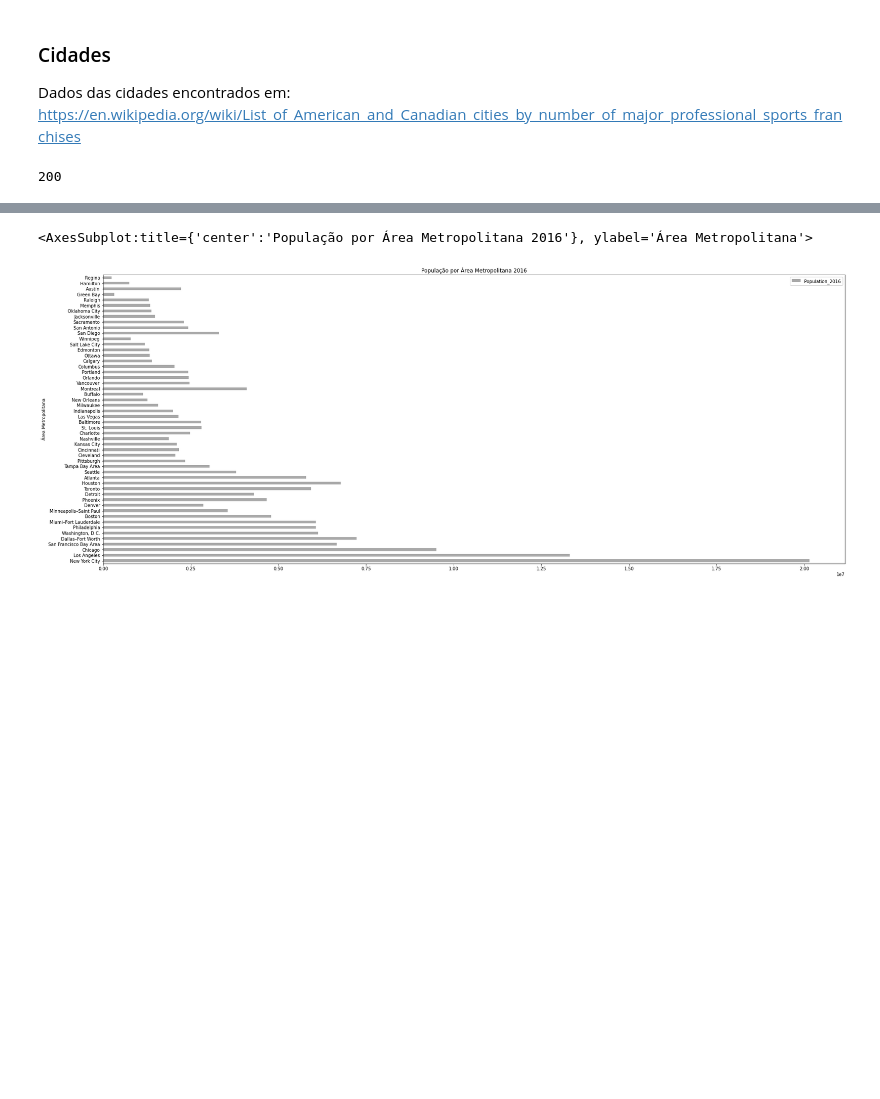
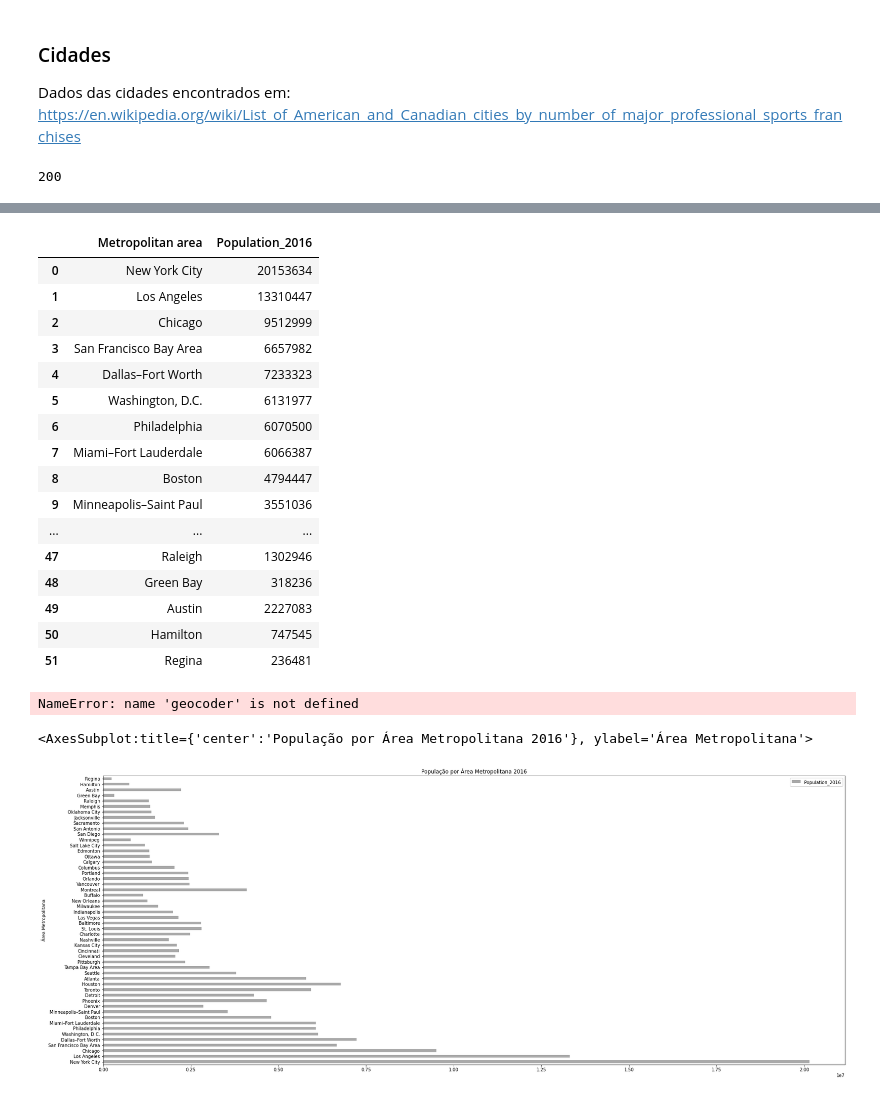
Before and after one commit to guimasuko/projeto_datascience, a Jupyter notebook: code/code.ipynb, the cells around one changed output, grey strips where cells are left out. Drawn from its saved outputs; the diff is of its cells as text; code cells hidden in the pictures; blank space fills up the shorter version.

```diff
--- a/code/code.ipynb
+++ b/code/code.ipynb
@@ -55,3 +57,36 @@ cities.to_csv("../output/data/cities.csv")
 # %%
 # mantendo apenas as colunas necessárias
 cities = cities[['Metropolitan area', 'Population_2016']]
+# %%
+cities
+# %% [output]
+|  | Metropolitan area | Population_2016 |
+| 0 | New York City | 20153634 |
+| 1 | Los Angeles | 13310447 |
+| 2 | Chicago | 9512999 |
+| 3 | San Francisco Bay Area | 6657982 |
+| 4 | Dallas–Fort Worth | 7233323 |
+| 5 | Washington, D.C. | 6131977 |
+| 6 | Philadelphia | 6070500 |
+| 7 | Miami–Fort Lauderdale | 6066387 |
+| 8 | Boston | 4794447 |
+| 9 | Minneapolis–Saint Paul | 3551036 |
+| ... | ... | ... |
+| 47 | Raleigh | 1302946 |
+| 48 | Green Bay | 318236 |
+| 49 | Austin | 2227083 |
+| 50 | Hamilton | 747545 |
+| 51 | Regina | 236481 |
+# %%
+City = 'New York City'
+State = 'New York'
+query = str(City)+','+str(State)
+
+results = geocoder.geocode(query)
+lat = results[0]['geometry']['lat']
+long = results[0]['geometry']['lng']
+
+list_lat.append(lat)
+list_long.append(long)
+# %% [output]
+NameError: name 'geocoder' is not defined
```
Also changed, not shown: parts of 6 cells of this notebook, 13 other files.
